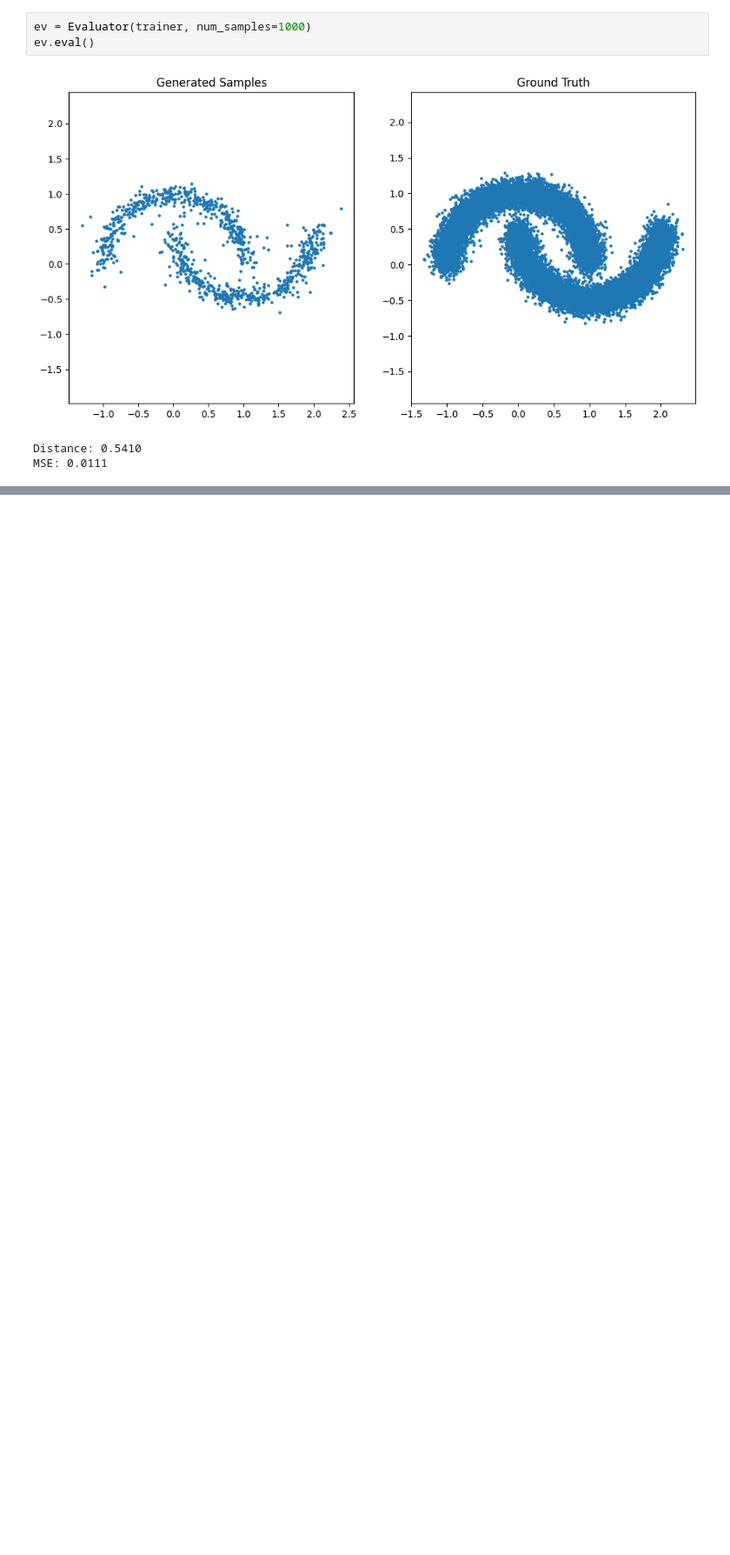
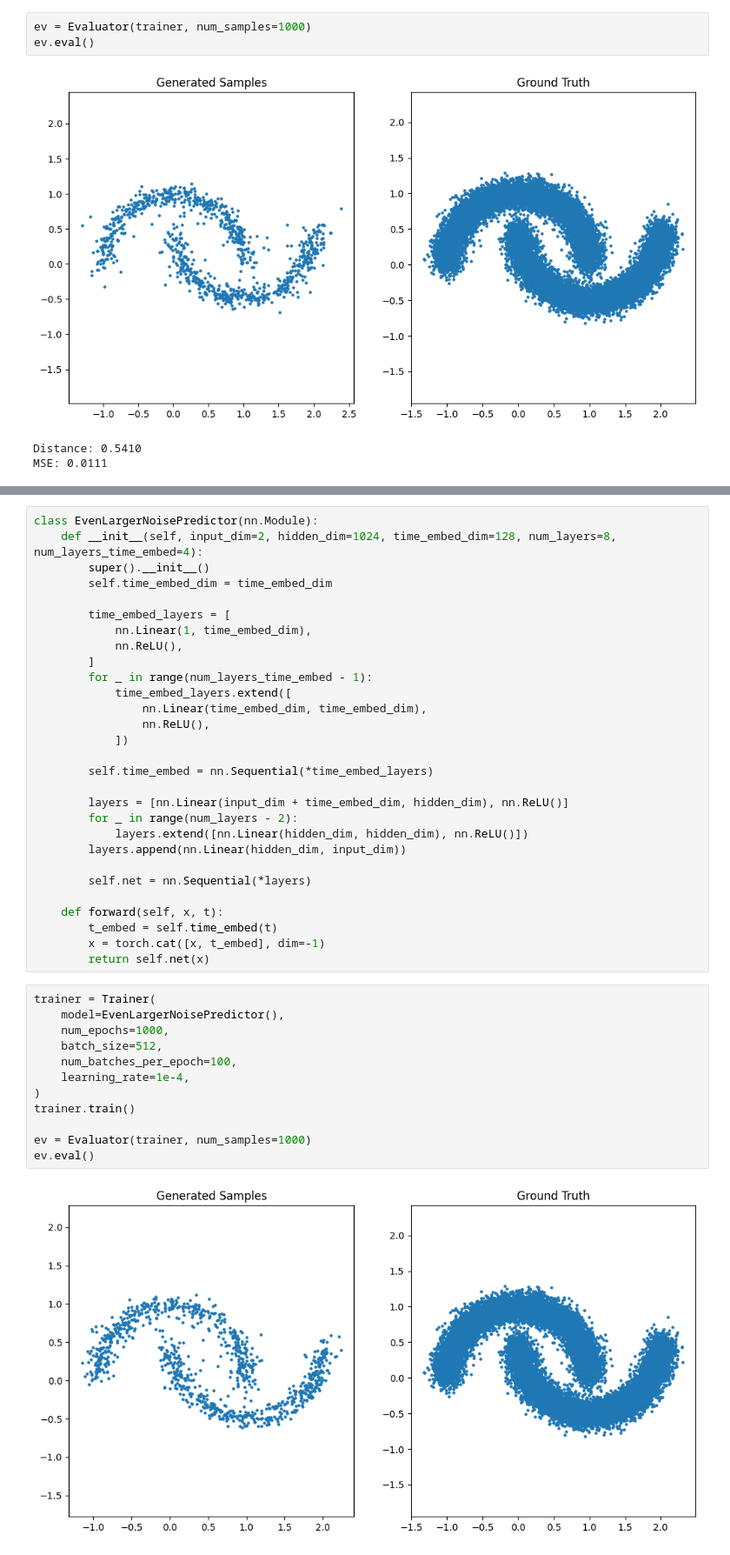
Before and after one commit to ehsan/simple-diffusion, a Jupyter notebook: project.ipynb, the cells around one changed output, grey strips where cells are left out. Shown at 87% size. Saved outputs shown, nothing was run; the diff lists cells and outputs as text; blank space fills up the shorter version.

```diff
--- a/project.ipynb
+++ b/project.ipynb
@@ -511,0 +606,43 @@ class Evaluator:
+# %%
+class EvenLargerNoisePredictor(nn.Module):
+    def __init__(self, input_dim=2, hidden_dim=1024, time_embed_dim=128, num_layers=8, num_layers_time_embed=4):
+        super().__init__()
+        self.time_embed_dim = time_embed_dim
+
+        time_embed_layers = [
+            nn.Linear(1, time_embed_dim),
+            nn.ReLU(),
+        ]
+        for _ in range(num_layers_time_embed - 1):
+            time_embed_layers.extend([
+                nn.Linear(time_embed_dim, time_embed_dim),
+                nn.ReLU(),
+            ])
+
+        self.time_embed = nn.Sequential(*time_embed_layers)
+
+        layers = [nn.Linear(input_dim + time_embed_dim, hidden_dim), nn.ReLU()]
+        for _ in range(num_layers - 2):
+            layers.extend([nn.Linear(hidden_dim, hidden_dim), nn.ReLU()])
+        layers.append(nn.Linear(hidden_dim, input_dim))
+
+        self.net = nn.Sequential(*layers)
+
+    def forward(self, x, t):
+        t_embed = self.time_embed(t)
+        x = torch.cat([x, t_embed], dim=-1)
+        return self.net(x)
+# %%
+trainer = Trainer(
+    model=EvenLargerNoisePredictor(),
+    num_epochs=1000,
+    batch_size=512,
+    num_batches_per_epoch=100,
+    learning_rate=1e-4,
+)
+trainer.train()
+
+ev = Evaluator(trainer, num_samples=1000)
+ev.eval()
+# %% [output]
+[figure, added]
```
Also changed, not shown: parts of 25 cells of this notebook, 3 other files.
